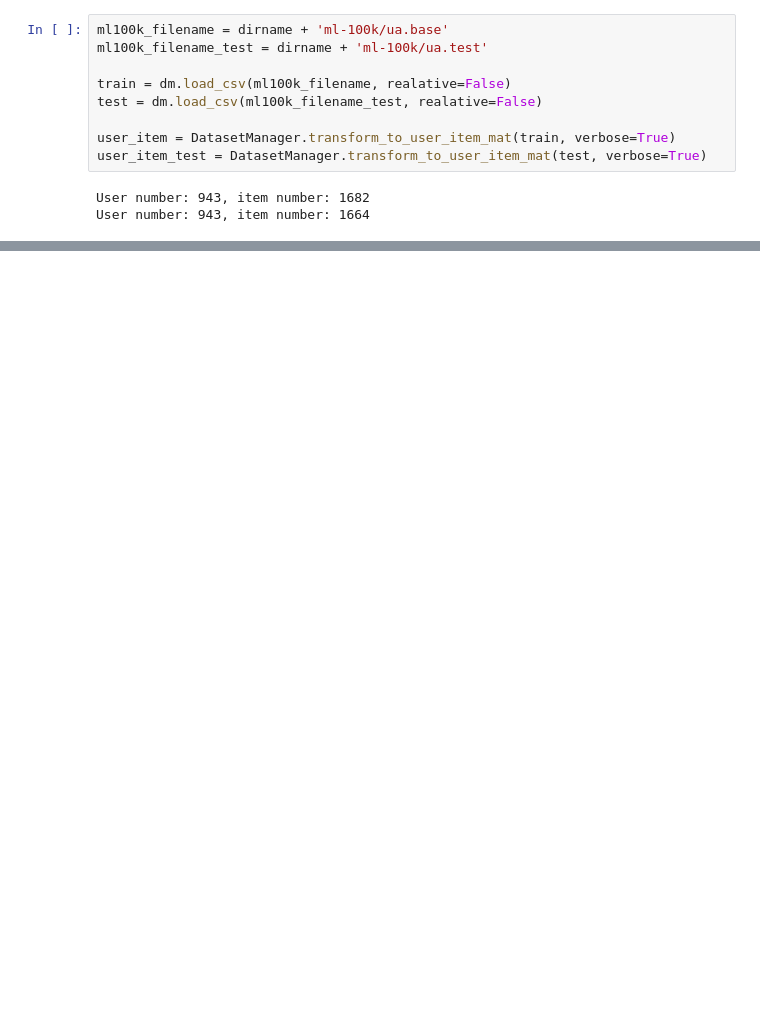
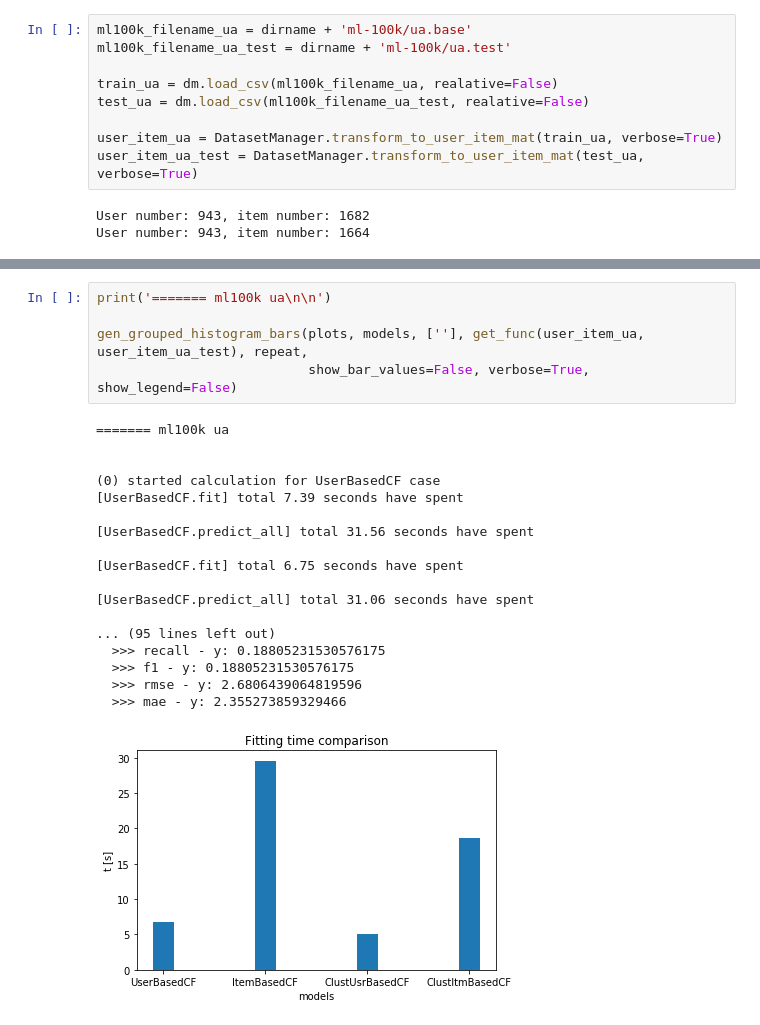
Before and after one commit to SkySurferOne/Recommender-System, a Jupyter notebook: customized/notebooks/experiments/recomm_quality_and_time_ex.ipynb, the cells around one changed output, grey strips where cells are left out. Cells and saved outputs as stored; diff of their text form; blank space fills up the shorter version.

```diff
--- a/customized/notebooks/experiments/recomm_quality_and_time_ex.ipynb
+++ b/customized/notebooks/experiments/recomm_quality_and_time_ex.ipynb
@@ -10,14 +10,14 @@ from customized.main.utils.plot_generators import gen_grouped_histogram_bars, me
 dirname = '/home/damian/Pulpit/Warsztat/CoML/recomm_project/data/'
 dm = DatasetManager()
 # %%
-ml100k_filename = dirname + 'ml-100k/ua.base'
-ml100k_filename_test = dirname + 'ml-100k/ua.test'
+ml100k_filename_ua = dirname + 'ml-100k/ua.base'
+ml100k_filename_ua_test = dirname + 'ml-100k/ua.test'
 
-train = dm.load_csv(ml100k_filename, realative=False)
-test = dm.load_csv(ml100k_filename_test, realative=False)
+train_ua = dm.load_csv(ml100k_filename_ua, realative=False)
+test_ua = dm.load_csv(ml100k_filename_ua_test, realative=False)
 
-user_item = DatasetManager.transform_to_user_item_mat(train, verbose=True)
-user_item_test = DatasetManager.transform_to_user_item_mat(test, verbose=True)
+user_item_ua = DatasetManager.transform_to_user_item_mat(train_ua, verbose=True)
+user_item_ua_test = DatasetManager.transform_to_user_item_mat(test_ua, verbose=True)
 # %% [output]
 User number: 943, item number: 1682
 User number: 943, item number: 1664
@@ -64,0 +83,24 @@ repeat = 3
+# %%
+print('======= ml100k ua\n\n')
+
+gen_grouped_histogram_bars(plots, models, [''], get_func(user_item_ua, user_item_ua_test), repeat,
+                           show_bar_values=False, verbose=True, show_legend=False)
+# %% [output]
+======= ml100k ua
+
+
+(0) started calculation for UserBasedCF case
+[UserBasedCF.fit] total 7.39 seconds have spent
+
+[UserBasedCF.predict_all] total 31.56 seconds have spent
+
+[UserBasedCF.fit] total 6.75 seconds have spent
+
+[UserBasedCF.predict_all] total 31.06 seconds have spent
+
+... (95 lines left out)
+  >>> recall - y: 0.18805231530576175
+  >>> f1 - y: 0.18805231530576175
+  >>> rmse - y: 2.6806439064819596
+  >>> mae - y: 2.355273859329466
+[figure, added]
```
Also changed, not shown: parts of 6 cells of this notebook, 6 other files.
